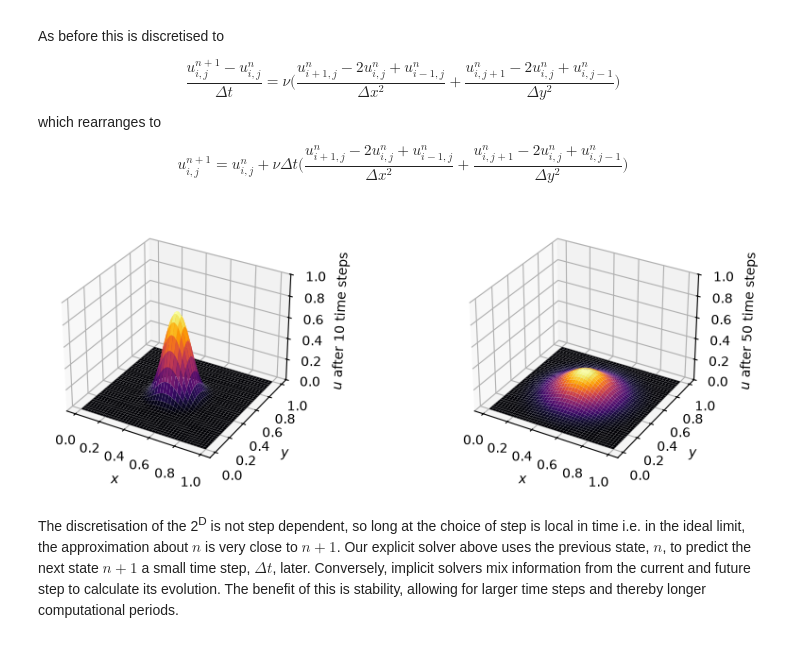
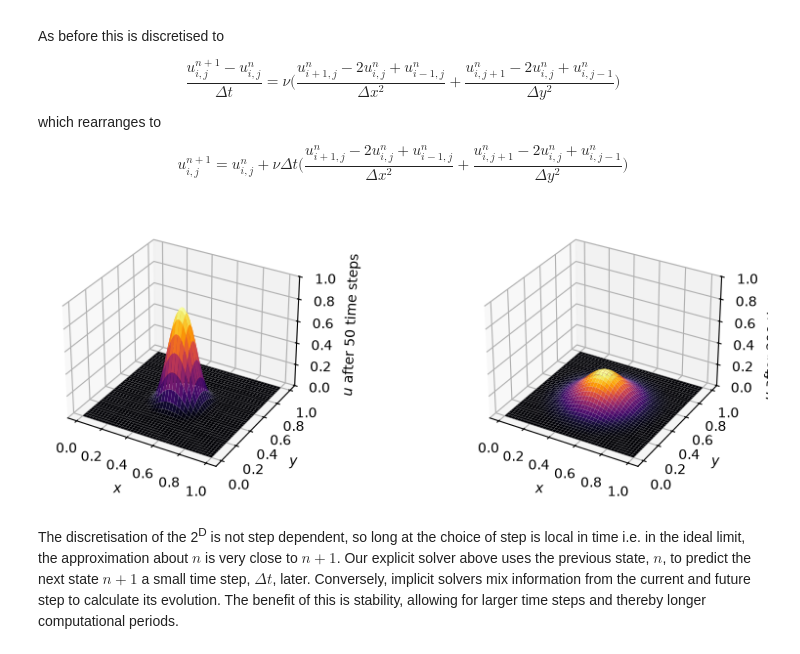
Before and after one commit to SamGr64/CFD-Suite, a Jupyter notebook: CFD.ipynb, the cells around one changed output. Cells and saved outputs as stored; diff of their text form; code cells hidden in the pictures.

```diff
--- a/CFD.ipynb
+++ b/CFD.ipynb
@@ -833,7 +840,7 @@ which rearranges to
 $$u^{n+1}_{i, j} = u^{n}_{i, j} + \nu \Delta t \Bigr( \frac{u^{n}_{i+1, j} - 2 u^{n}_{i, j} + u^{n}_{i-1, j}}{\Delta x^2} + \frac{u^{n}_{i, j+1} - 2 u^{n}_{i, j} + u^{n}_{i, j-1}}{\Delta y^2} \Bigr)$$
 # %%
 def diffusion_2d(u_0: np.ndarray,  nx: int, ny: int, nt: int, x_range: list[float], y_range: list[float],
-                 nu: float = 0.05, sigma: float = 0.25) -> np.ndarray:
+                 nu: float = 0.1, sigma: float = 0.2) -> np.ndarray:
     dx = (x_range[1] - x_range[0]) / (nx - 1)
     dy = (y_range[1] - y_range[0]) / (ny - 1)
     dt = sigma * dx * dy / nu
@@ -851,29 +858,29 @@ def diffusion_2d(u_0: np.ndarray,  nx: int, ny: int, nt: int, x_range: list[floa
 # %%
 nx, x_range = 81, [0.0, 1.0]
 ny, y_range = 81, [0.0, 1.0]
 
 u_0, x, y = top_hat_2d(nx, ny, x_range=x_range, y_range=y_range)
 X, Y = np.meshgrid(x,y)
 
-fig = plt.figure(figsize = (10, 3))
+fig = plt.figure(figsize = (8, 3))
 ax1 = fig.add_subplot(121, projection='3d')
 ax1.plot_surface(X, Y, diffusion_2d(u_0=u_0, nx=nx, ny=ny, nt=50, x_range=x_range, y_range=y_range)[-1], cmap="inferno")
 ax1.set_xlabel(r"$x$")
 ax1.set_ylabel(r"$y$")
-ax1.set_zlabel(r"$u$ after 10 time steps")
+ax1.set_zlabel(r"$u$ after 50 time steps")
 ax1.set_zlim(0, 1)
 
 ax2 = fig.add_subplot(122, projection='3d')
 ax2.plot_surface(X, Y, diffusion_2d(u_0=u_0, nx=nx, ny=ny, nt=300, x_range=x_range, y_range=y_range)[-1], cmap="inferno")
 ax2.set_xlabel(r"$x$")
 ax2.set_ylabel(r"$y$")
-ax2.set_zlabel(r"$u$ after 50 time steps")
+ax2.set_zlabel(r"$u$ after 300 time steps")
 ax2.set_zlim(0, 1)
 
 plt.tight_layout()
 plt.show()
 # %% [output]
-[figure, old version]
+[figure, new version]
 # %% [markdown]
 The discretisation of the 2<sup>D</sup> is not step dependent, so long at the choice of step is local in time i.e. in the ideal limit, the approximation about $n$ is very close to $n+1$. Our explicit solver above uses the previous state, $n$, to predict the next state $n+1$ a small time step, $\Delta t$, later. Conversely, implicit solvers mix information from the current and future step to calculate its evolution. The benefit of this is stability, allowing for larger time steps and thereby longer computational periods.
 # %% [markdown]
```
Also changed, not shown: parts of 16 cells of this notebook.
